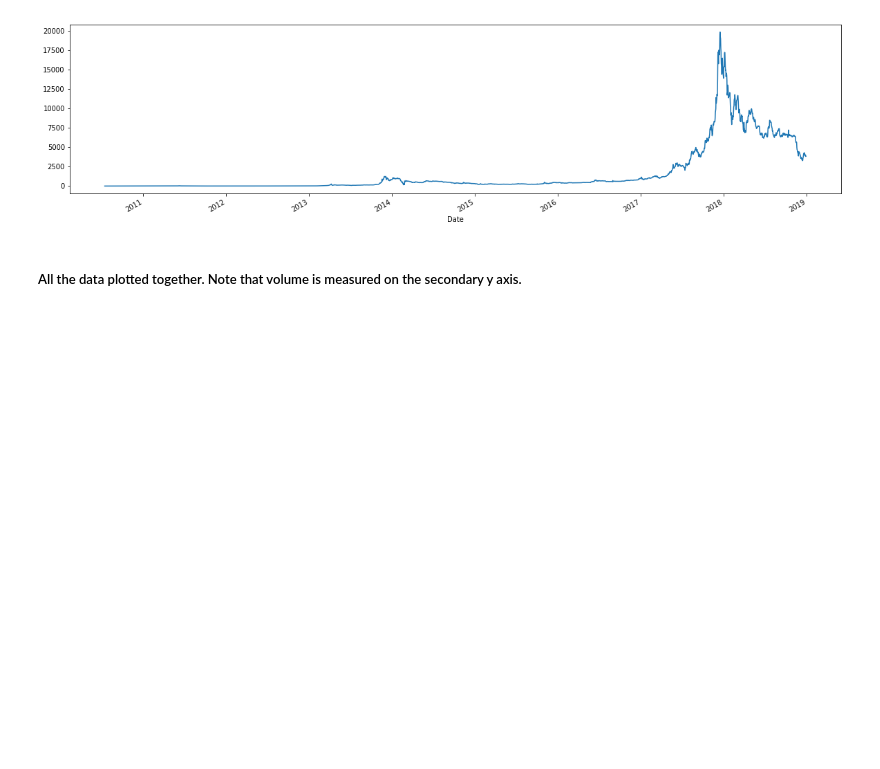
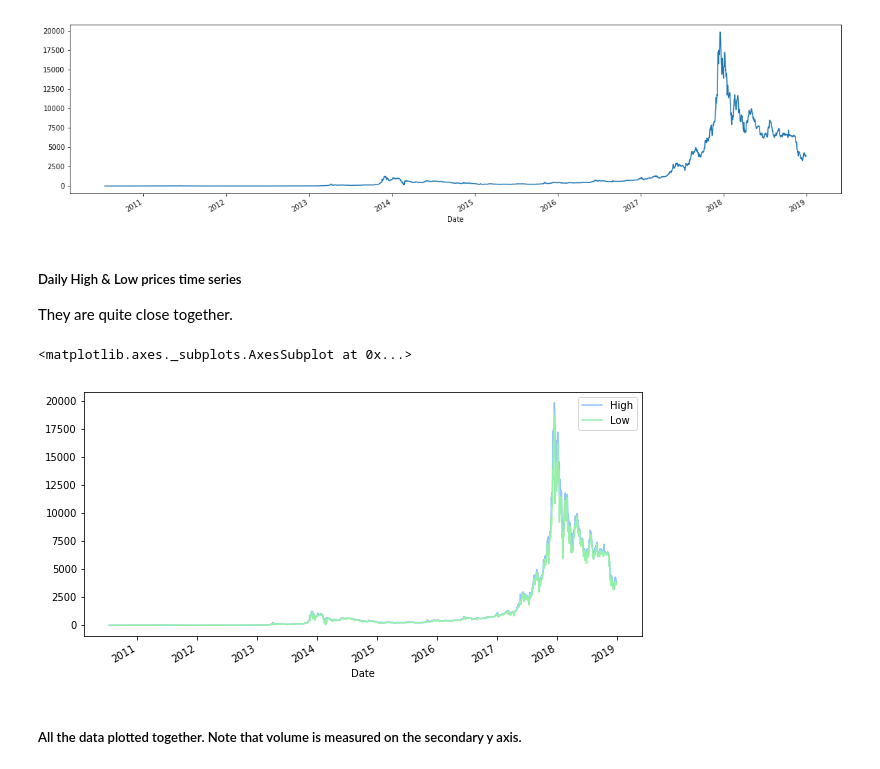
Before and after one commit to magicmathmandarin/IMO, a Jupyter notebook: Bitcoin Trade Time Series.ipynb, the cells around one changed output. Saved outputs shown, nothing was run; the diff lists cells and outputs as text; code cells hidden in the pictures; blank space fills up the shorter version.

```diff
--- a/Bitcoin Trade Time Series.ipynb
+++ b/Bitcoin Trade Time Series.ipynb
@@ -73,6 +73,14 @@ blah.High.plot()
 # %% [output]
 <matplotlib.axes._subplots.AxesSubplot at 0x...>
 [figure]
+# %% [markdown]
+##### Daily High & Low prices time series
+They are quite close together.
+# %%
+blah[['High','Low']].plot(figsize=(10, 5))
+# %% [output]
+<matplotlib.axes._subplots.AxesSubplot at 0x...>
+[figure, added]
 # %% [markdown]
 ##### All the data plotted together.  Note that volume is measured on the secondary y axis.
 # %%
```
Also changed, not shown: parts of 14 cells of this notebook.
